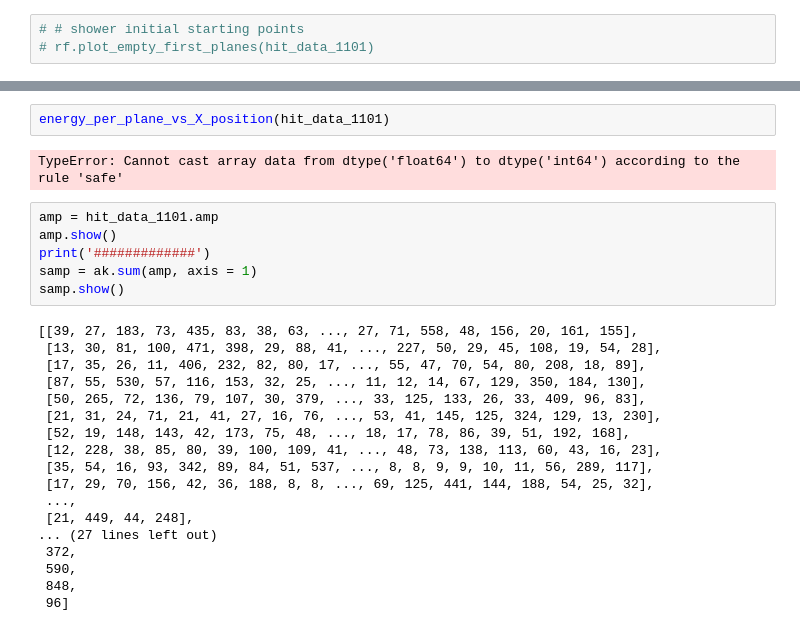
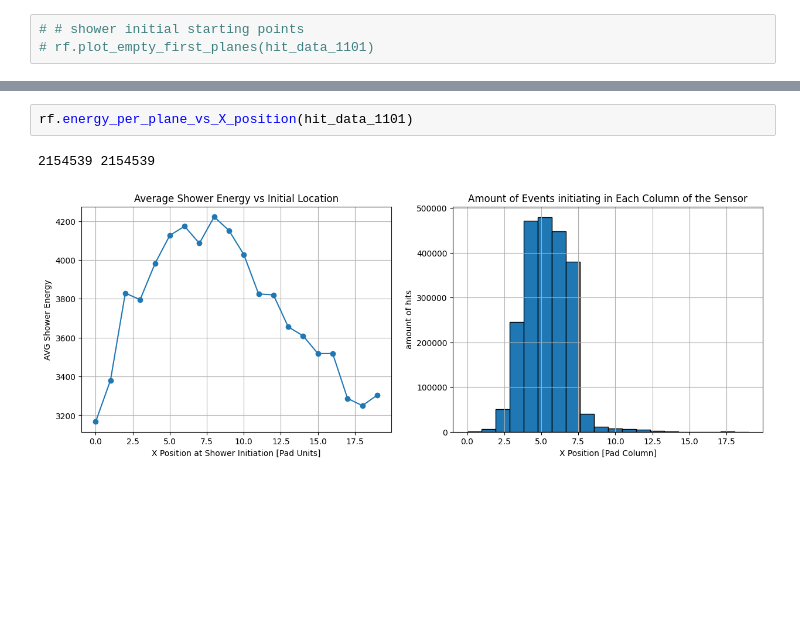
Before and after one commit to Ben-David-Ben/F-Cal-TB-Project, a Jupyter notebook: TB2025_Gap.ipynb, the cells around one changed output, grey strips where cells are left out. Saved outputs shown, nothing was run; the diff lists cells and outputs as text; blank space fills up the shorter version.

Commit message:
event shower energy vs X initiation position on sensor - Working

```diff
--- a/TB2025_Gap.ipynb
+++ b/TB2025_Gap.ipynb
@@ -103,28 +61,5 @@ def energy_per_plane_vs_X_position(hit_data_1101):
 # %%
-energy_per_plane_vs_X_position(hit_data_1101)
+rf.energy_per_plane_vs_X_position(hit_data_1101)
 # %% [output]
-TypeError: Cannot cast array data from dtype('float64') to dtype('int64') according to the rule 'safe'
+2154539 2154539
+[figure, added]
-# %%
-amp = hit_data_1101.amp
-amp.show()
-print('#############')
-samp = ak.sum(amp, axis = 1)
-samp.show()
-# %% [output]
-[[39, 27, 183, 73, 435, 83, 38, 63, ..., 27, 71, 558, 48, 156, 20, 161, 155],
- [13, 30, 81, 100, 471, 398, 29, 88, 41, ..., 227, 50, 29, 45, 108, 19, 54, 28],
- [17, 35, 26, 11, 406, 232, 82, 80, 17, ..., 55, 47, 70, 54, 80, 208, 18, 89],
- [87, 55, 530, 57, 116, 153, 32, 25, ..., 11, 12, 14, 67, 129, 350, 184, 130],
- [50, 265, 72, 136, 79, 107, 30, 379, ..., 33, 125, 133, 26, 33, 409, 96, 83],
- [21, 31, 24, 71, 21, 41, 27, 16, 76, ..., 53, 41, 145, 125, 324, 129, 13, 230],
- [52, 19, 148, 143, 42, 173, 75, 48, ..., 18, 17, 78, 86, 39, 51, 192, 168],
- [12, 228, 38, 85, 80, 39, 100, 109, 41, ..., 48, 73, 138, 113, 60, 43, 16, 23],
- [35, 54, 16, 93, 342, 89, 84, 51, 537, ..., 8, 8, 9, 9, 10, 11, 56, 289, 117],
- [17, 29, 70, 156, 42, 36, 188, 8, 8, ..., 69, 125, 441, 144, 188, 54, 25, 32],
- ...,
- [21, 449, 44, 248],
-... (27 lines left out)
- 372,
- 590,
- 848,
- 96]
```
Also changed, not shown: parts of 10 cells of this notebook, 3 other files.
